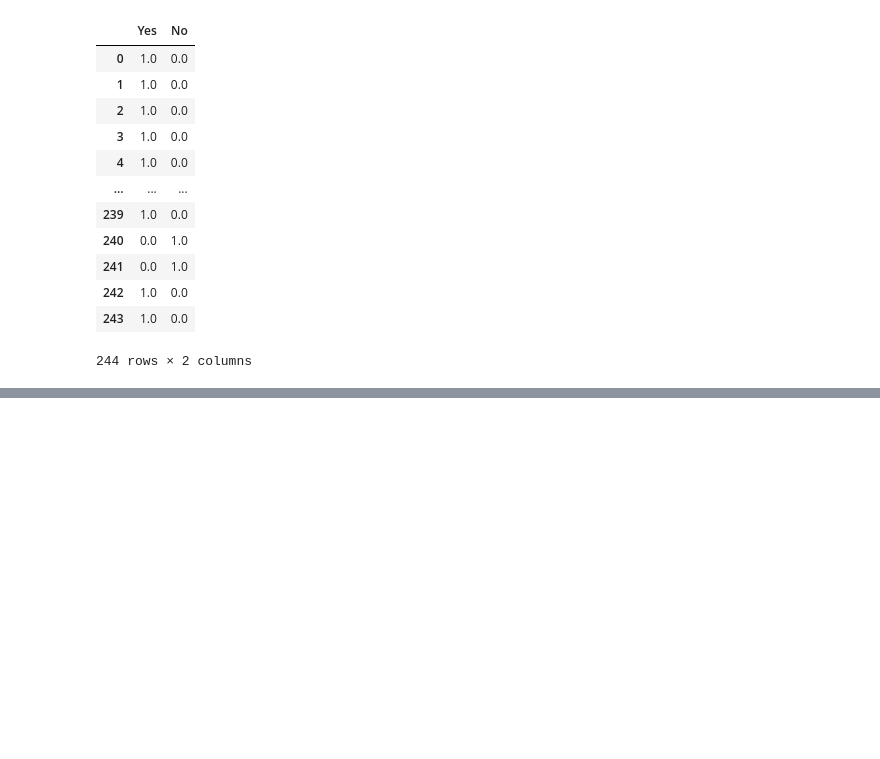
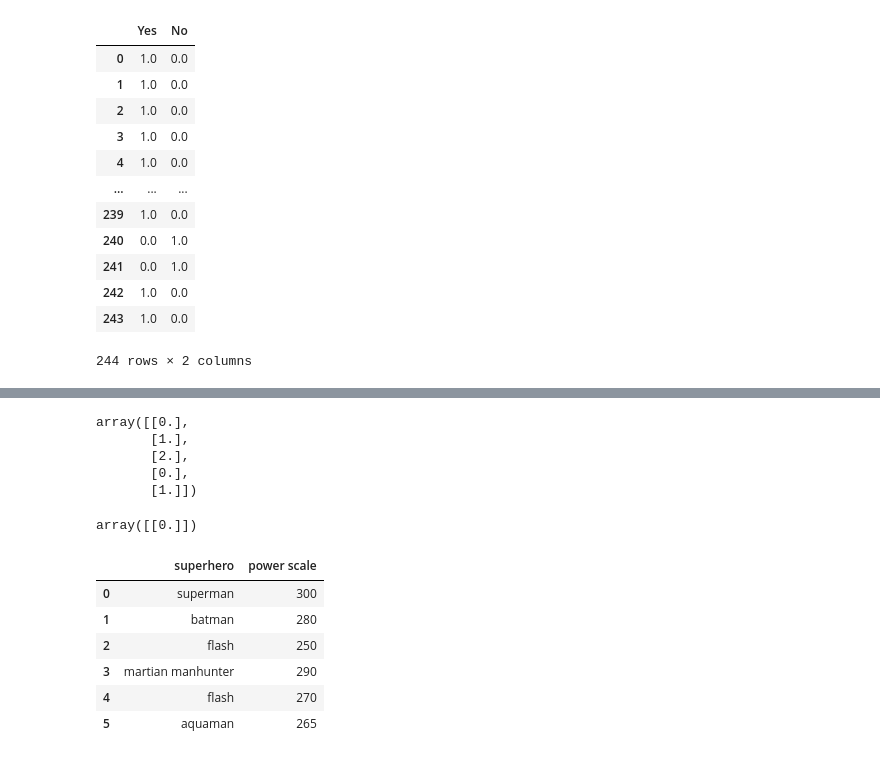
Before and after one commit to rachit-lab/Data_Analyst_Basics, a Jupyter notebook: missing_values.ipynb, the cells around one changed output, grey strips where cells are left out. Saved outputs shown, nothing was run; the diff lists cells and outputs as text; code cells hidden in the pictures; blank space fills up the shorter version.

```diff
--- a/missing_values.ipynb
+++ b/missing_values.ipynb
@@ -439,0 +480,12 @@ encoded_tips
+# %%
+or_encoder.fit_transform(df[['size']])
+# %% [output]
+array([[0.],
+       [1.],
+       [2.],
+       [0.],
+       [1.]])
+# %%
+or_encoder.transform([['small']])
+# %% [output]
+array([[0.]])
@@ -439,0 +499,10 @@ encoded_tips
+# %%
+data_1
+# %% [output]
+|  | superhero | power scale |
+| 0 | superman | 300 |
+| 1 | batman | 280 |
+| 2 | flash | 250 |
+| 3 | martian manhunter | 290 |
+| 4 | flash | 270 |
+| 5 | aquaman | 265 |
```
Also changed, not shown: parts of 21 cells of this notebook.
